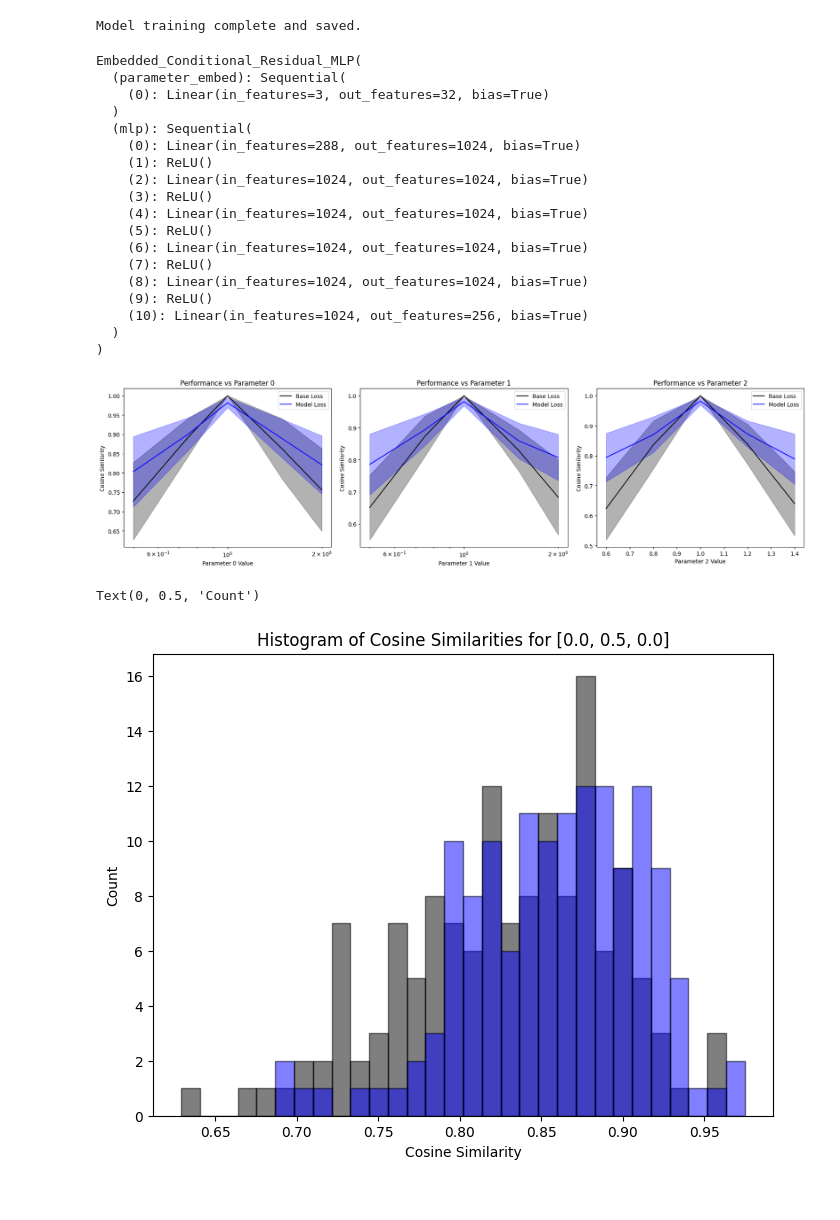
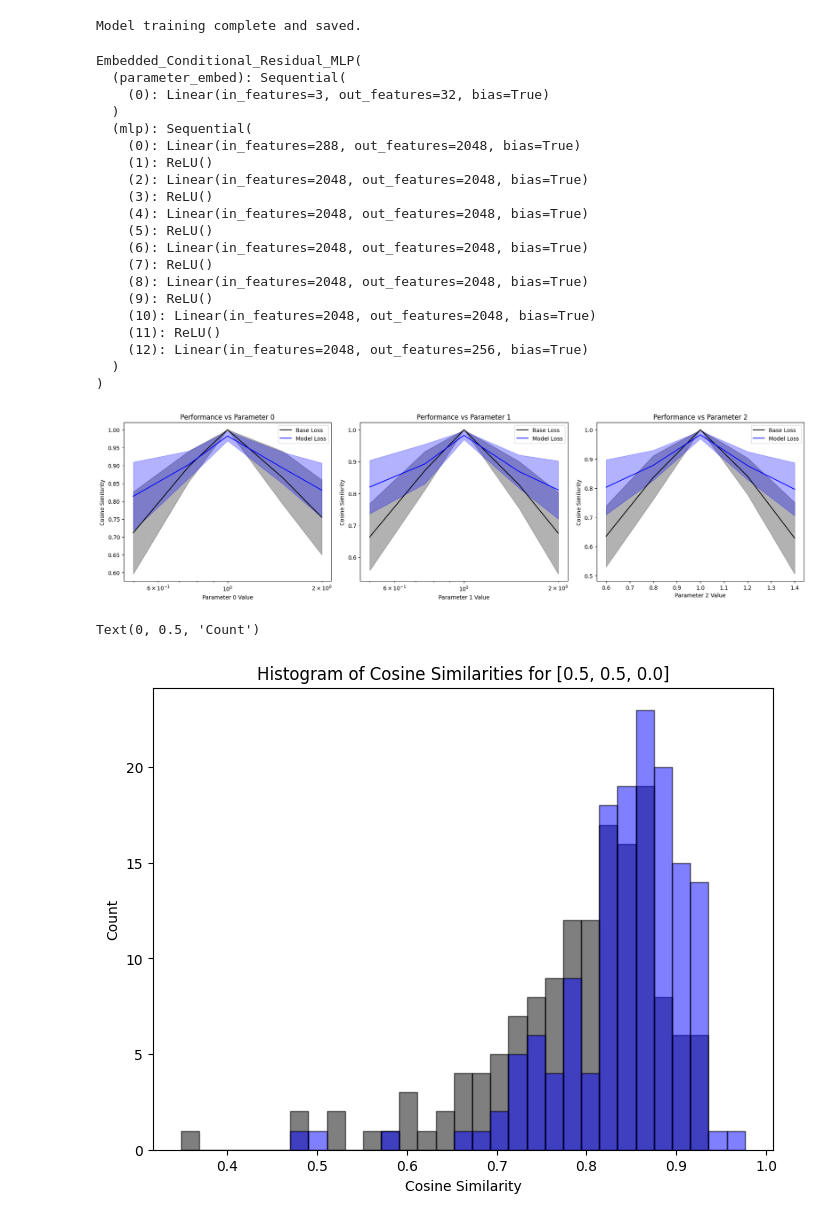
Before and after one commit to constiwitzleben/Stretchers, a Jupyter notebook: Train_Model.ipynb, the cells around one changed output. Cells and saved outputs as stored; diff of their text form; code cells hidden in the pictures.

Commit message:
new models

```diff
--- a/Train_Model.ipynb
+++ b/Train_Model.ipynb
@@ -12,9 +12,9 @@ import matplotlib.pyplot as plt
 file_path = "data/DeDoDe_Descriptors_Dataset.pth"
 data = torch.load(file_path)
 base_descriptors = data['descriptors']
-base_descriptors = base_descriptors / torch.norm(base_descriptors,dim=-1,keepdim=True)
+# base_descriptors = base_descriptors / torch.norm(base_descriptors,dim=-1,keepdim=True)
 transformed_descriptors = data['deformed_descriptors']
-transformed_descriptors = transformed_descriptors / torch.norm(transformed_descriptors,dim=-1,keepdim=True)
+# transformed_descriptors = transformed_descriptors / torch.norm(transformed_descriptors,dim=-1,keepdim=True)
 transformation_idxs = data['transformations']
 transformation_idxs = torch.repeat_interleave(transformation_idxs, repeats=11, dim=1).flatten()
 transformation_list = np.array(generate_strain_tensors())
@@ -232,7 +333,10 @@ parameter_dim = parameters.shape[1]
 # model = MLP(input_dim,output_dim).double().to(device)
 # model = Conditional_Residual_MLP(input_dim,parameter_dim,output_dim,hidden_dim = 512, num_layers = 4).double().to(device)
 # model = Enhanced_Conditional_Residual_MLP(input_dim,parameter_dim,output_dim,enhance_factor = 10).double().to(device)
-model = Embedded_Conditional_Residual_MLP(input_dim,parameter_dim,output_dim,hidden_dim=1024,embed_dim=32,num_layers = 5).double().to(device)
+model = Embedded_Conditional_Residual_MLP(input_dim,parameter_dim,output_dim,hidden_dim=2048,embed_dim=32,num_layers = 6).double().to(device)
+# model = Embedded_Conditional_Fully_Residual_MLP(input_dim,parameter_dim,output_dim,hidden_dim=1024,embed_dim=32,num_layers = 5).double().to(device)
+# model = Embedded_Conditional_ResNet(input_dim, parameter_dim, output_dim, hidden_dim = 1024,embed_dim=32,num_blocks=3).double().to(device)
+# model = DenseResidualMLP(input_dim, parameter_dim, output_dim, hidden_dim=256,embed_dim=32,num_layers=5).double().to(device)
 # model = Residual_Mixture_Of_Experts(input_dim, parameter_dim, output_dim, num_experts = 3).double().to(device)
 # model = HyperNetwork(input_dim,parameter_dim, output_dim).double().to(device)
 # %% [output]
@@ -345,7 +449,7 @@ for epoch in range(epochs):
     writer.add_scalar("Validation/L2", avg_val_l2, epoch)
     writer.add_scalar("Validation/Loss_std", std_val_loss, epoch)
     writer.add_scalar("Validation/Cosine_std", std_val_cos, epoch)
-    writer.add_scalar("Validation/L@_std", std_val_l2, epoch)
+    writer.add_scalar("Validation/L2_std", std_val_l2, epoch)
 
     scheduler.step(avg_val_loss)
 
@@ -377,7 +481,7 @@ print("Model training complete and saved.")
 # %% [output]
 Model training complete and saved.
 # %%
-model.load_state_dict(torch.load("models/stretcher_normalised.pth"))
+model.load_state_dict(torch.load("models/stretcher.pth"))
 model.eval()
 # %% [output]
 Embedded_Conditional_Residual_MLP(
@@ -385,17 +489,19 @@ Embedded_Conditional_Residual_MLP(
     (0): Linear(in_features=3, out_features=32, bias=True)
   )
   (mlp): Sequential(
-    (0): Linear(in_features=288, out_features=1024, bias=True)
+    (0): Linear(in_features=288, out_features=2048, bias=True)
     (1): ReLU()
-    (2): Linear(in_features=1024, out_features=1024, bias=True)
+    (2): Linear(in_features=2048, out_features=2048, bias=True)
     (3): ReLU()
-    (4): Linear(in_features=1024, out_features=1024, bias=True)
+    (4): Linear(in_features=2048, out_features=2048, bias=True)
     (5): ReLU()
-    (6): Linear(in_features=1024, out_features=1024, bias=True)
+    (6): Linear(in_features=2048, out_features=2048, bias=True)
     (7): ReLU()
-    (8): Linear(in_features=1024, out_features=1024, bias=True)
+    (8): Linear(in_features=2048, out_features=2048, bias=True)
     (9): ReLU()
-    (10): Linear(in_features=1024, out_features=256, bias=True)
+    (10): Linear(in_features=2048, out_features=2048, bias=True)
+    (11): ReLU()
+    (12): Linear(in_features=2048, out_features=256, bias=True)
   )
 )
 # %%
@@ -453,38 +559,38 @@ plt.tight_layout()
 
 plt.show()
 # %% [output]
-[figure, old version]
+[figure, new version]
 # %%
-target_transformation = [0.0,0.5,0.0]
+target_transformation = [0.5,0.5,0.0]
 
 indices = np.where(np.all(np.array(val_transformations) == target_transformation, axis=1))[0]
 
 with torch.no_grad():
 
     target_base_descriptors = val_base_descriptors[indices].to(device)
     target_transformed_descriptors = val_transformed_descriptors[indices].to(device)
     target_transformations = val_transformations[indices].to(device)
 
     base_cosines = 1 - cosine_loss(target_base_descriptors,target_transformed_descriptors,'none')
     outputs = model(target_base_descriptors.float(),target_transformations.float())
     model_cosines = 1 - cosine_loss(outputs,target_transformed_descriptors,'none')
 
 base_cosines = base_cosines.cpu()
 model_cosines = model_cosines.cpu()
 
 overall_min = min(base_cosines.min(), model_cosines.min())
 overall_max = max(base_cosines.max(), model_cosines.max())
 
 bin_width = (overall_max - overall_min) / 30
 
 bins = np.arange(overall_min, overall_max + bin_width, bin_width)
 
 fig, ax = plt.subplots(figsize=(8, 6))
 ax.hist(base_cosines, bins, alpha = 0.5, color='black', edgecolor='black')
 ax.hist(model_cosines, bins, alpha = 0.5, color='blue', edgecolor='black')
 ax.set_title(f"Histogram of Cosine Similarities for {target_transformation}")
 ax.set_xlabel("Cosine Similarity")
 ax.set_ylabel("Count")
 # %% [output]
 Text(0, 0.5, 'Count')
-[figure, old version]
+[figure, new version]
```
Also changed, not shown: parts of 7 cells of this notebook, 1 other file.
